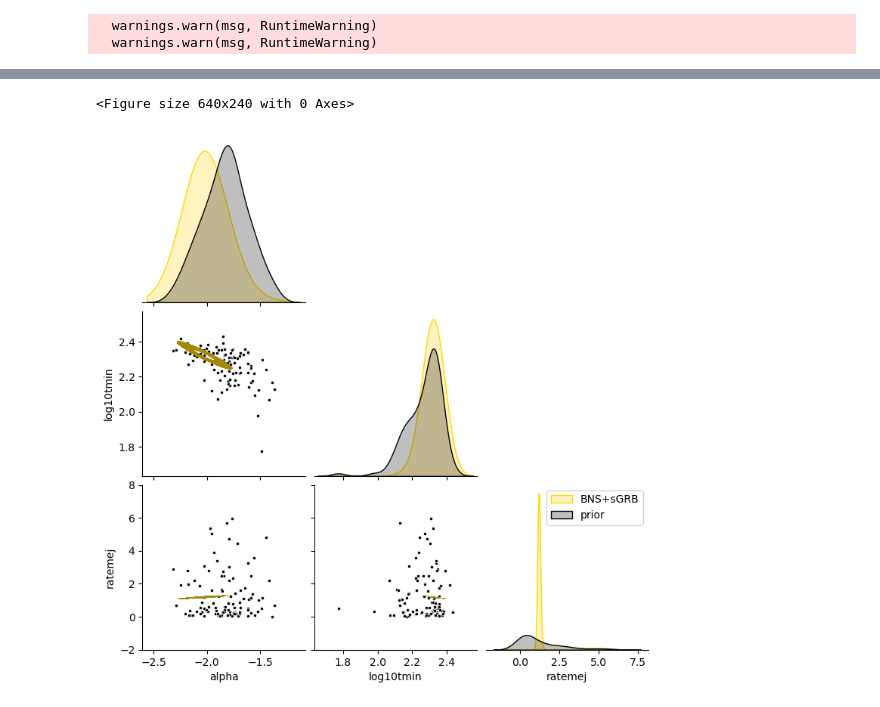
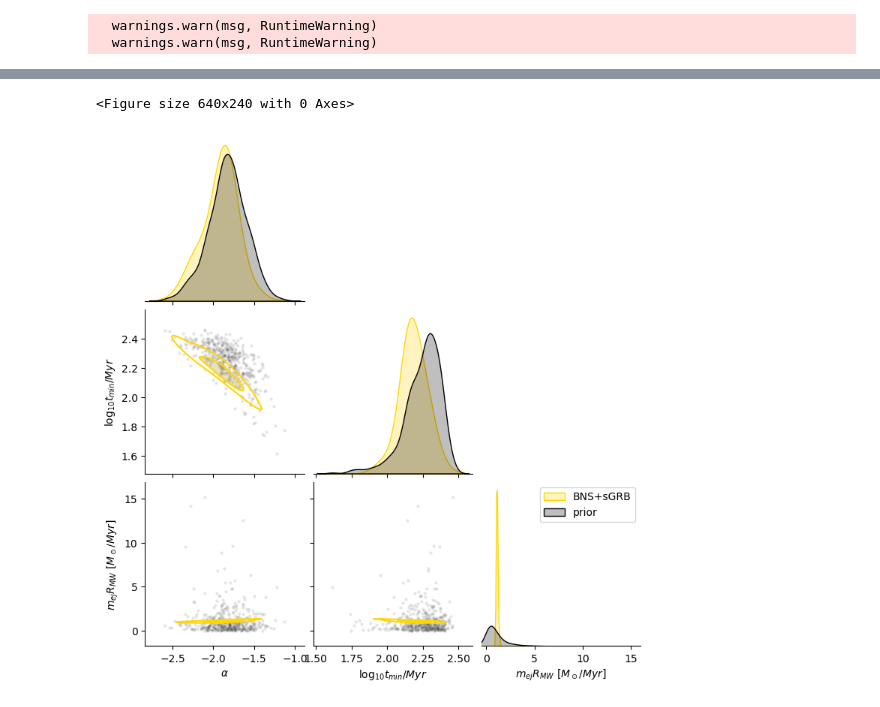
Before and after one commit to landryp/bns-dtd-rproc, a Jupyter notebook: BNS-DTD-from-rprocess.ipynb, the cells around one changed output, grey strips where cells are left out. Drawn from its saved outputs; the diff is of its cells as text; code cells hidden in the pictures.

```diff
--- a/BNS-DTD-from-rprocess.ipynb
+++ b/BNS-DTD-from-rprocess.ipynb
@@ -53,11 +77,23 @@ samples.columns = ['alpha','log10tmin','ratemej']
 # %%
-FeH_tracks, EuFe_tracks = [], []
+# compute predicted galactic r-process enrichment histories and their likelihood, given the stellar observations
+
+FeH_grid = np.linspace(FEH_MIN,FEH_MAX,NFEH)
+loglike, EuFe_pts = [], []
 
 for i,(alpha,tdmin,rate,mej) in tqdm(enumerate(zip(alphas,tdmins,rates,mejs))):
 
-    FeH_track, EuFe_track = rproc(rate,mej,-alpha,tdmin,0.,0.5,5)
-    FeH_tracks += [FeH_track]
-    EuFe_tracks += [EuFe_track]
+    FeH_track, EuFe_track = rproc_evolution(rate,mej,-alpha,tdmin,0.,0.5,NSTP)
+
+    track = np.column_stack((FeH_track,EuFe_track))
+    track = track[np.where(track[:,1] >= -5.)[0][0]:]
+    track = track[~np.isnan(track[:,1])]
+    loglikes = [np.log(np.trapz(like_func.pdf(track),track[:,0])) for like_func in like_funcs]
+    loglike += [np.sum(loglikes)]
+
+    EuFe_of_FeH = interp1d(FeH_track,EuFe_track,bounds_error=False)
+    EuFe_pts += [EuFe_of_FeH(FeH_grid)]
+
+EuFe_pts = np.array(EuFe_pts)
 # %% [output]
   warnings.warn(msg, RuntimeWarning)
   warnings.warn(msg, RuntimeWarning)
@@ -133,19 +156,30 @@ plt.show()
 # %%
 # plot DTD parameter and rate-mej posterior
 
 plt.figure(figsize=(6.4,2.4))
 
-fig = sns.pairplot(samples,vars=['alpha','log10tmin','ratemej'],kind='scatter',diag_kind='kde',plot_kws={'color': 'k'},diag_kws={'weights': np.exp(log_like), 'color': 'gold', 'label': 'BNS+sGRB'},markers='.',corner=True)
+fig = sns.pairplot(samples,vars=['alpha','log10tmin','ratemej'],kind='scatter',diag_kind='kde',plot_kws={'color': 'k','alpha': 0.1},diag_kws={'weights': np.exp(loglike), 'color': 'gold', 'label': 'BNS+sGRB'},markers='.',corner=True)
 fig.map_diag(sns.kdeplot,color='k',fill=True,label='prior')
-fig.map_offdiag(sns.kdeplot,levels=[0.5,0.9],weights=np.exp(log_like),color='gold',fill=True)
+fig.map_offdiag(sns.kdeplot,levels=[0.5,1.],weights=np.exp(loglike),color='gold',fill=True,alpha=0.25)
+fig.map_offdiag(sns.kdeplot,levels=[0.1,0.5],weights=np.exp(loglike),color='gold')
 
-#labels = ['$m_{ej}R_{MW}$','log10 $t_{min}$']
-#for ax, lbl in zip(fig.axes.flatten(), labels):
-    # print(ax, lbl)
-    #ax.set_ylabel(f'{lbl}')
+ylbls = [r'$\alpha$',r'$\log_{10}t_{min}/Myr$','',r'$m_{ej}R_{MW}~[M_\odot/Myr]$',r'$m_{ej}R_{MW}~ [M_\odot/Myr]$','']
+i = 0
+for ax in fig.axes.flatten():
+    if ax is not None:
+        ax.set_ylabel(ylbls[i])
+        i += 1
 
+xlbls = ['',r'$\alpha$','',r'$\alpha$',r'$\log_{10}t_{min}/Myr$',r'$m_{ej}R_{MW}~[M_\odot/Myr]$']
+i = 0
+for ax in fig.axes.flatten():
+    if ax is not None:
+        ax.set_xlabel(xlbls[i])
+        i += 1
+
+plt.xlim(-0.5,16.)
 plt.legend(frameon=True,loc='upper right')
 plt.show()
 # %% [output]
 <Figure size 640x240 with 0 Axes>
-[figure, old version]
+[figure, new version]
```
Also changed, not shown: parts of 11 cells of this notebook.
